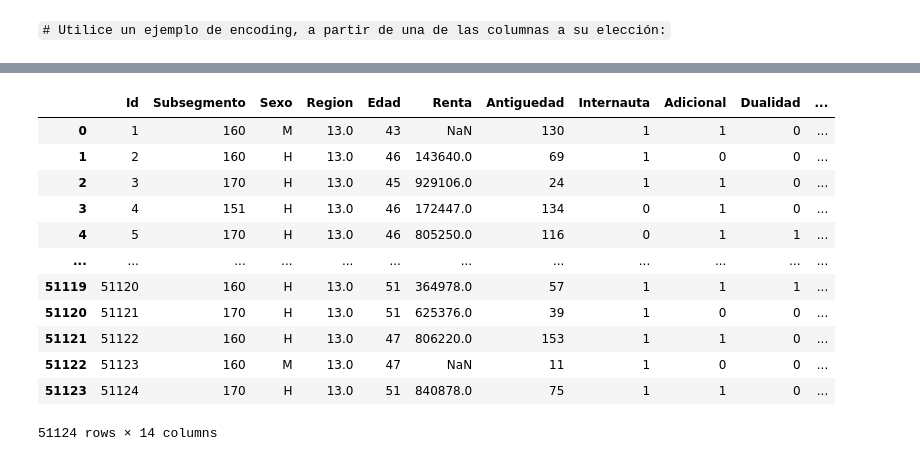
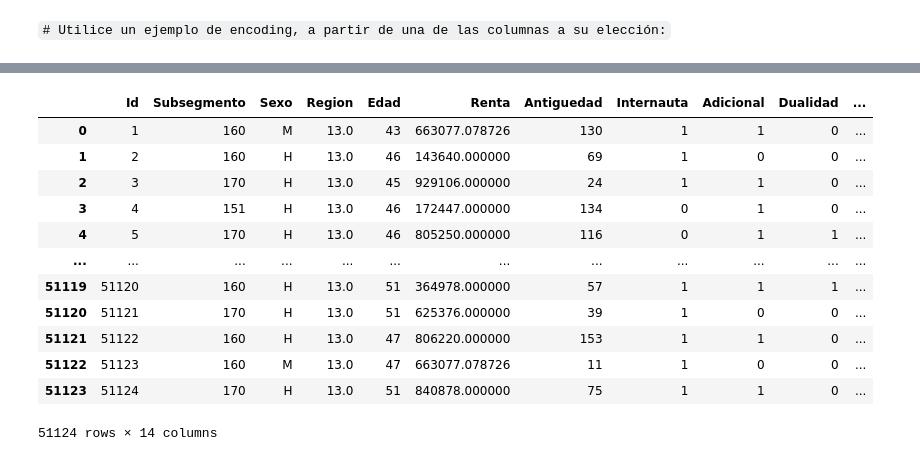
Before and after one commit to fate-9x/MachineLearning, a Jupyter notebook: Prueba_1.ipynb, the cells around one changed output, grey strips where cells are left out. Saved outputs shown, nothing was run; the diff lists cells and outputs as text; code cells hidden in the pictures.

```diff
--- a/Prueba_1.ipynb
+++ b/Prueba_1.ipynb
@@ -15,7 +15,7 @@ from scipy.stats import spearmanr
 # %% [markdown]
 `# Inserte aca la lectura del archivo a utilizar en el desarrollo del ejercicio:`
 # %%
-df1 = pd.read_excel('Base_clientes_Monopoly.xlsx', 'Transición de Negocio', skiprows=[0])
+df1 = pd.read_excel('../Base_clientes_Monopoly.xlsx', 'Transición de Negocio', skiprows=[0])
 
 #df1 = pd.read_excel('/content/data/Base_clientes_Monopoly.xlsx', 'Transición de Negocio', skiprows=[0])
 
@@ -184,9 +184,9 @@ Name: Renta_Scaled, dtype: float64
 # %%
 encoder = LabelEncoder()
 
-df1_new['Sexo_Encoder'] = encoder.fit_transform(df1_new["Sexo"])
+df1_new['Sexo_Encoded'] = encoder.fit_transform(df1_new["Sexo"])
 
-df1_new['Sexo_Encoder']
+df1_new['Sexo_Encoded']
 # %% [output]
 0        1
 1        0
@@ -218,17 +203,17 @@ Name: Sexo_Encoder, Length: 51124, dtype: int32
 # %%
-df1.iloc[:, :14]
+df1_new.iloc[:, :14]
 # %% [output]
 |  | Id | Subsegmento | Sexo | Region | Edad | Renta | Antiguedad | Internauta | Adicional | Dualidad | ... |
-| 0 | 1 | 160 | M | 13.0 | 43 | NaN | 130 | 1 | 1 | 0 | ... |
-| 1 | 2 | 160 | H | 13.0 | 46 | 143640.0 | 69 | 1 | 0 | 0 | ... |
-| 2 | 3 | 170 | H | 13.0 | 45 | 929106.0 | 24 | 1 | 1 | 0 | ... |
-| 3 | 4 | 151 | H | 13.0 | 46 | 172447.0 | 134 | 0 | 1 | 0 | ... |
-| 4 | 5 | 170 | H | 13.0 | 46 | 805250.0 | 116 | 0 | 1 | 1 | ... |
+| 0 | 1 | 160 | M | 13.0 | 43 | 663077.078726 | 130 | 1 | 1 | 0 | ... |
+| 1 | 2 | 160 | H | 13.0 | 46 | 143640.000000 | 69 | 1 | 0 | 0 | ... |
+| 2 | 3 | 170 | H | 13.0 | 45 | 929106.000000 | 24 | 1 | 1 | 0 | ... |
+| 3 | 4 | 151 | H | 13.0 | 46 | 172447.000000 | 134 | 0 | 1 | 0 | ... |
+| 4 | 5 | 170 | H | 13.0 | 46 | 805250.000000 | 116 | 0 | 1 | 1 | ... |
 | ... | ... | ... | ... | ... | ... | ... | ... | ... | ... | ... | ... |
-| 51119 | 51120 | 160 | H | 13.0 | 51 | 364978.0 | 57 | 1 | 1 | 1 | ... |
-| 51120 | 51121 | 170 | H | 13.0 | 51 | 625376.0 | 39 | 1 | 0 | 0 | ... |
-| 51121 | 51122 | 160 | H | 13.0 | 47 | 806220.0 | 153 | 1 | 1 | 0 | ... |
-| 51122 | 51123 | 160 | M | 13.0 | 47 | NaN | 11 | 1 | 0 | 0 | ... |
-| 51123 | 51124 | 170 | H | 13.0 | 51 | 840878.0 | 75 | 1 | 1 | 0 | ... |
+| 51119 | 51120 | 160 | H | 13.0 | 51 | 364978.000000 | 57 | 1 | 1 | 1 | ... |
+| 51120 | 51121 | 170 | H | 13.0 | 51 | 625376.000000 | 39 | 1 | 0 | 0 | ... |
+| 51121 | 51122 | 160 | H | 13.0 | 47 | 806220.000000 | 153 | 1 | 1 | 0 | ... |
+| 51122 | 51123 | 160 | M | 13.0 | 47 | 663077.078726 | 11 | 1 | 0 | 0 | ... |
+| 51123 | 51124 | 170 | H | 13.0 | 51 | 840878.000000 | 75 | 1 | 1 | 0 | ... |
 51124 rows × 14 columns
 # %%
```
Also changed, not shown: parts of 6 cells of this notebook.
